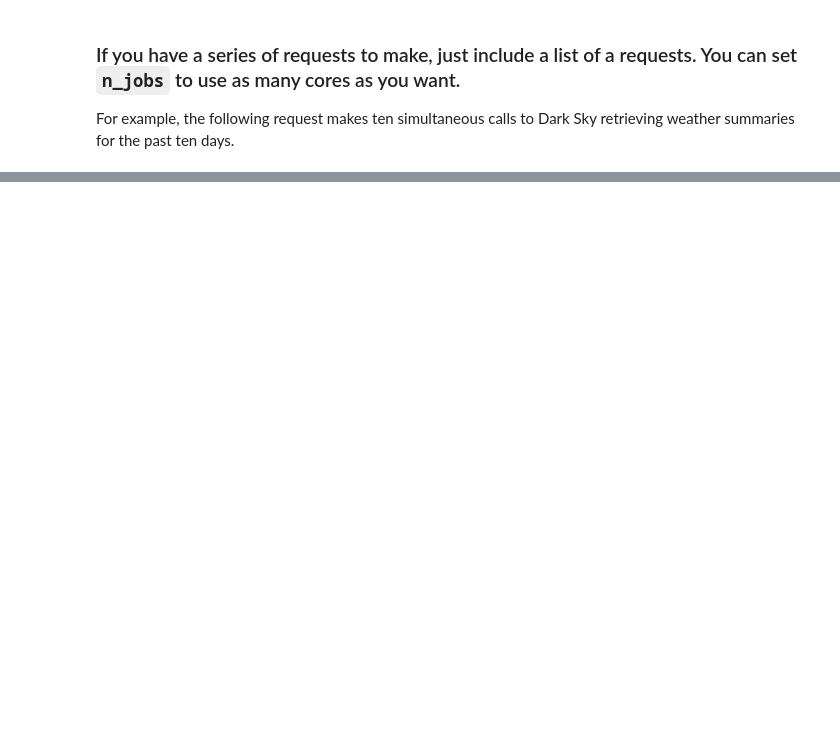
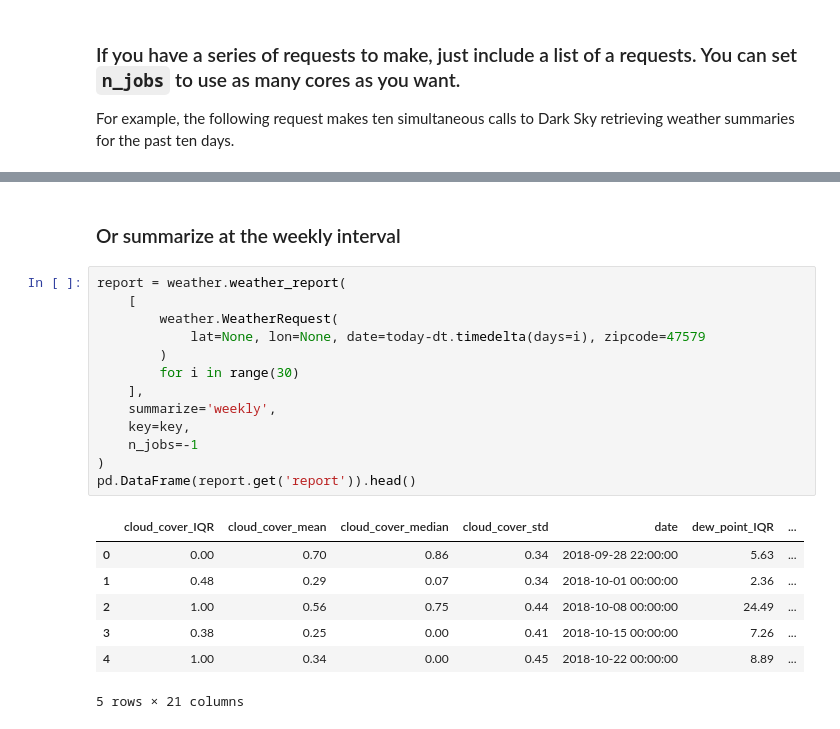
Before and after one commit to aid4mh/gSCAP, a Jupyter notebook: notebooks/demos/weather.ipynb, the cells around one changed output, grey strips where cells are left out. Saved outputs shown, nothing was run; the diff lists cells and outputs as text; blank space fills up the shorter version.

```diff
--- a/notebooks/demos/weather.ipynb
+++ b/notebooks/demos/weather.ipynb
@@ -79,0 +68,23 @@ pd.DataFrame(report.get('report')).head()
+# %% [markdown]
+### Or summarize at the weekly interval
+# %%
+report = weather.weather_report(
+    [
+        weather.WeatherRequest(
+            lat=None, lon=None, date=today-dt.timedelta(days=i), zipcode=47579
+        )
+        for i in range(30)
+    ],
+    summarize='weekly',
+    key=key,
+    n_jobs=-1
+)
+pd.DataFrame(report.get('report')).head()
+# %% [output]
+|  | cloud_cover_IQR | cloud_cover_mean | cloud_cover_median | cloud_cover_std | date | dew_point_IQR | ... |
+| 0 | 0.00 | 0.70 | 0.86 | 0.34 | 2018-09-28 22:00:00 | 5.63 | ... |
+| 1 | 0.48 | 0.29 | 0.07 | 0.34 | 2018-10-01 00:00:00 | 2.36 | ... |
+| 2 | 1.00 | 0.56 | 0.75 | 0.44 | 2018-10-08 00:00:00 | 24.49 | ... |
+| 3 | 0.38 | 0.25 | 0.00 | 0.41 | 2018-10-15 00:00:00 | 7.26 | ... |
+| 4 | 1.00 | 0.34 | 0.00 | 0.45 | 2018-10-22 00:00:00 | 8.89 | ... |
+5 rows × 21 columns
```
Also changed, not shown: parts of 6 cells of this notebook, 3 other files.
